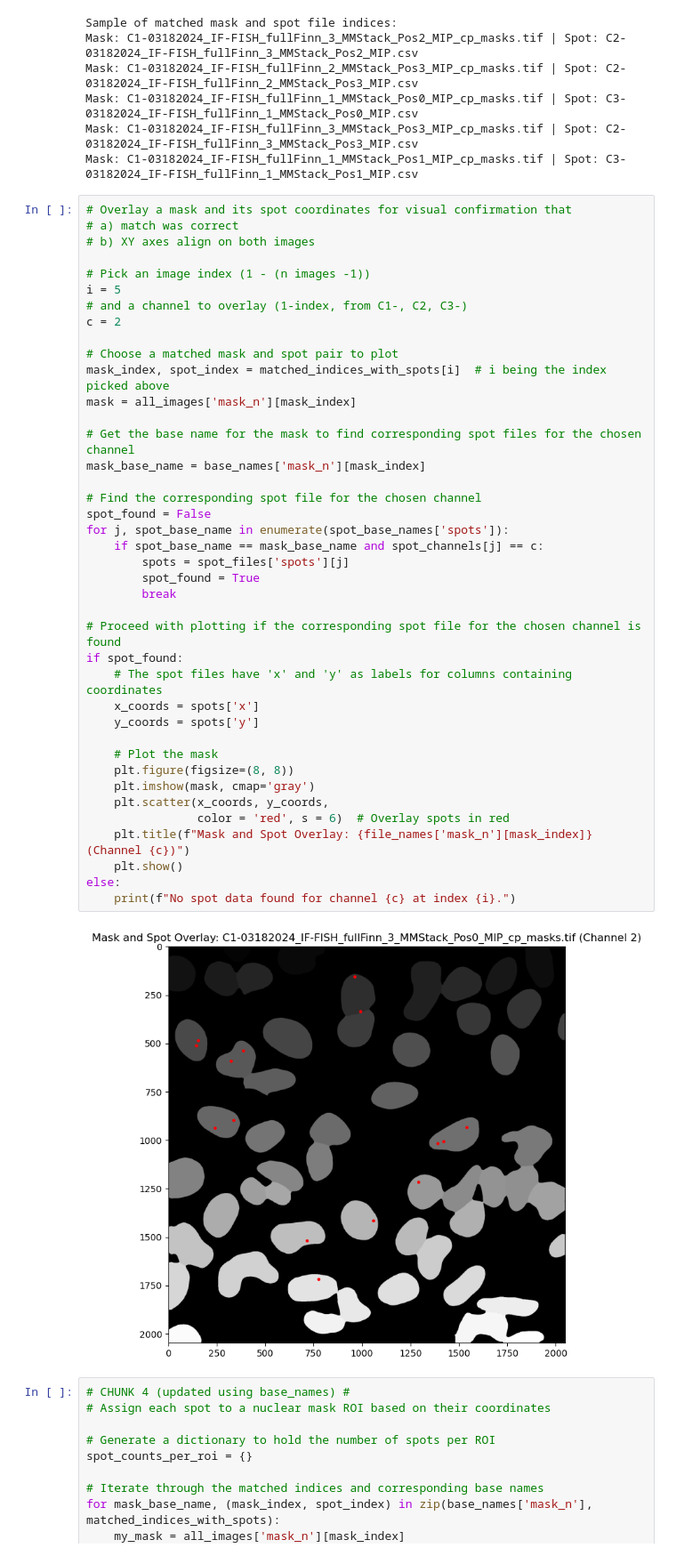
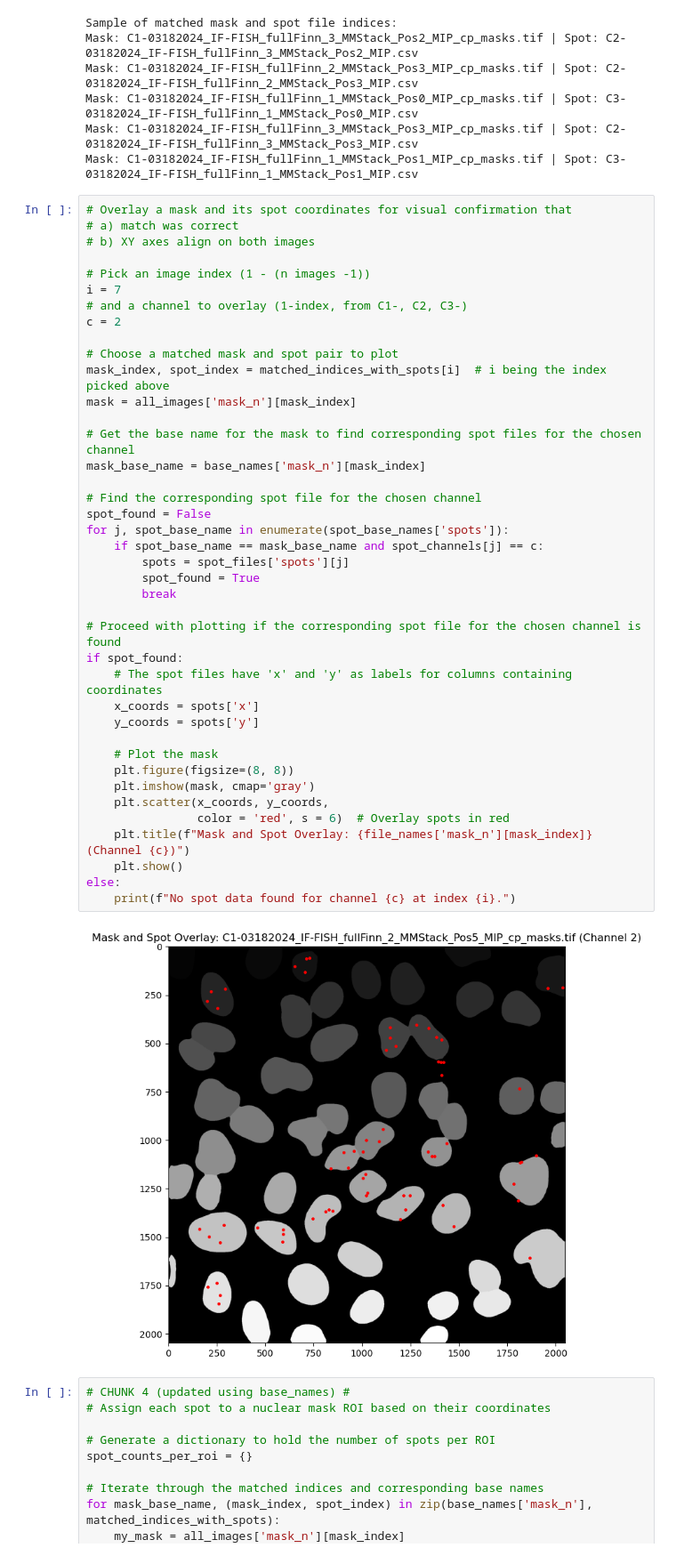
Before and after one commit to timotheelionnet/python_image-analysis, a Jupyter notebook: notebooks/spot-findr.ipynb, the cells around one changed output. Shown: that part at 89% size. Drawn from its saved outputs; the diff is of its cells as text.

```diff
--- a/notebooks/spot-findr.ipynb
+++ b/notebooks/spot-findr.ipynb
@@ -185,7 +185,7 @@ Mask: C1-03182024_IF-FISH_fullFinn_1_MMStack_Pos1_MIP_cp_masks.tif | Spot: C3-03
 # b) XY axes align on both images
 
 # Pick an image index (1 - (n images -1))
-i = 5
+i = 7
 # and a channel to overlay (1-index, from C1-, C2, C3-)
 c = 2
 
@@ -193,34 +193,34 @@ c = 2
 mask_index, spot_index = matched_indices_with_spots[i]  # i being the index picked above
 mask = all_images['mask_n'][mask_index]
 
 # Get the base name for the mask to find corresponding spot files for the chosen channel
 mask_base_name = base_names['mask_n'][mask_index]
 
 # Find the corresponding spot file for the chosen channel
 spot_found = False
 for j, spot_base_name in enumerate(spot_base_names['spots']):
     if spot_base_name == mask_base_name and spot_channels[j] == c:
         spots = spot_files['spots'][j]
         spot_found = True
         break
 
 # Proceed with plotting if the corresponding spot file for the chosen channel is found
 if spot_found:
     # The spot files have 'x' and 'y' as labels for columns containing coordinates
     x_coords = spots['x']
     y_coords = spots['y']
 
     # Plot the mask
     plt.figure(figsize=(8, 8))
     plt.imshow(mask, cmap='gray')
     plt.scatter(x_coords, y_coords,
                 color = 'red', s = 6)  # Overlay spots in red
     plt.title(f"Mask and Spot Overlay: {file_names['mask_n'][mask_index]} (Channel {c})")
     plt.show()
 else:
     print(f"No spot data found for channel {c} at index {i}.")
 # %% [output]
-[figure, old version]
+[figure, new version]
 # %%
 # CHUNK 4 (updated using base_names) #
 # Assign each spot to a nuclear mask ROI based on their coordinates
```
Also changed, not shown: parts of 9 cells of this notebook.
